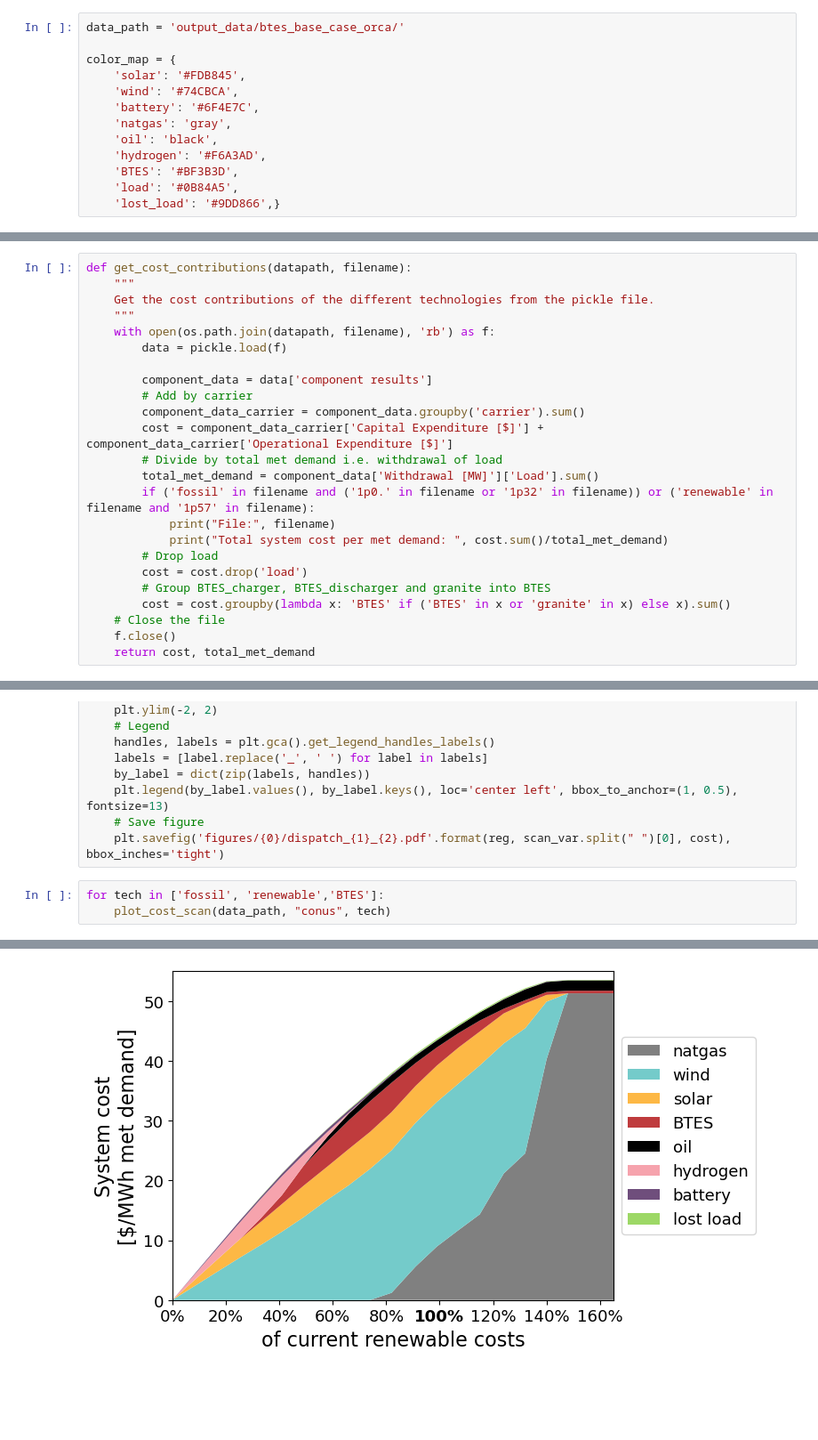
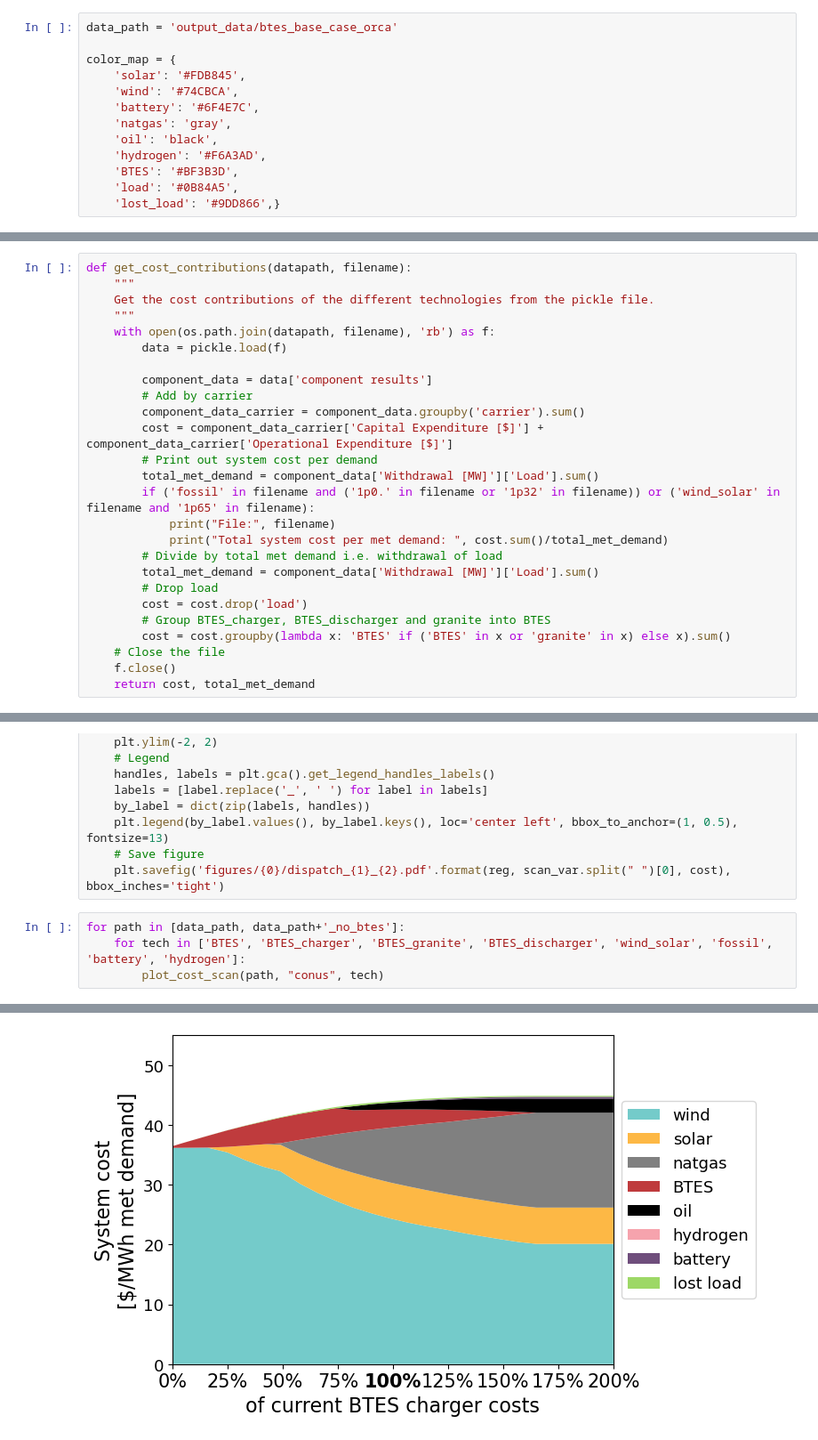
Before and after one commit to carnegie/clab_underground_th_storage, a Jupyter notebook: plot_results.ipynb, the cells around one changed output, grey strips where cells are left out. Shown at 89% size. Saved outputs shown, nothing was run; the diff lists cells and outputs as text; blank space fills up the shorter version.

```diff
--- a/plot_results.ipynb
+++ b/plot_results.ipynb
@@ -7,5 +8,5 @@ import numpy as np
 # %%
-data_path = 'output_data/btes_base_case_orca/'
+data_path = 'output_data/btes_base_case_orca'
 
 color_map = {
     'solar': '#FDB845',
@@ -40,11 +41,13 @@ def get_cost_contributions(datapath, filename):
         # Add by carrier
         component_data_carrier = component_data.groupby('carrier').sum()
         cost = component_data_carrier['Capital Expenditure [$]'] + component_data_carrier['Operational Expenditure [$]']
+        # Print out system cost per demand
+        total_met_demand = component_data['Withdrawal [MW]']['Load'].sum()
+        if ('fossil' in filename and ('1p0.' in filename or '1p32' in filename)) or ('wind_solar' in filename and '1p65' in filename):
+            print("File:", filename)
+            print("Total system cost per met demand: ", cost.sum()/total_met_demand)
         # Divide by total met demand i.e. withdrawal of load
         total_met_demand = component_data['Withdrawal [MW]']['Load'].sum()
-        if ('fossil' in filename and ('1p0.' in filename or '1p32' in filename)) or ('renewable' in filename and '1p57' in filename):
-            print("File:", filename)
-            print("Total system cost per met demand: ", cost.sum()/total_met_demand)
         # Drop load
         cost = cost.drop('load')
         # Group BTES_charger, BTES_discharger and granite into BTES
@@ -236,6 +236,7 @@ def dispatch_plots(result_data, cost, reg, scan_var):
     # Save figure
     plt.savefig('figures/{0}/dispatch_{1}_{2}.pdf'.format(reg, scan_var.split(" ")[0], cost), bbox_inches='tight')
 # %%
-for tech in ['fossil', 'renewable','BTES']:
-    plot_cost_scan(data_path, "conus", tech)
+for path in [data_path, data_path+'_no_btes']:
+    for tech in ['BTES', 'BTES_charger', 'BTES_granite', 'BTES_discharger', 'wind_solar', 'fossil', 'battery', 'hydrogen']:
+        plot_cost_scan(path, "conus", tech)
 # %% [output]
@@ -249 +254 @@ Total system cost per met demand:  53.52272951945702
-[figure, old version]
+[figure, new version]
```
Also changed, not shown: parts of 5 cells of this notebook, 3 other files.
